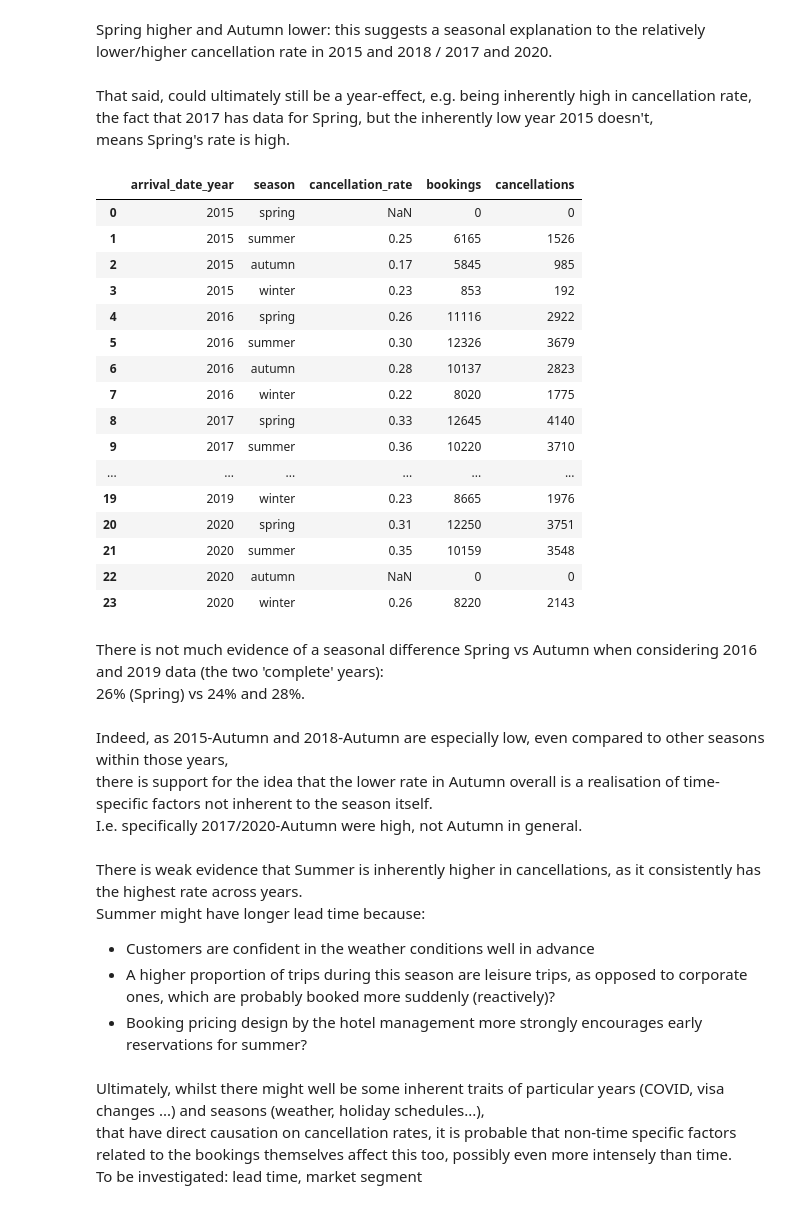
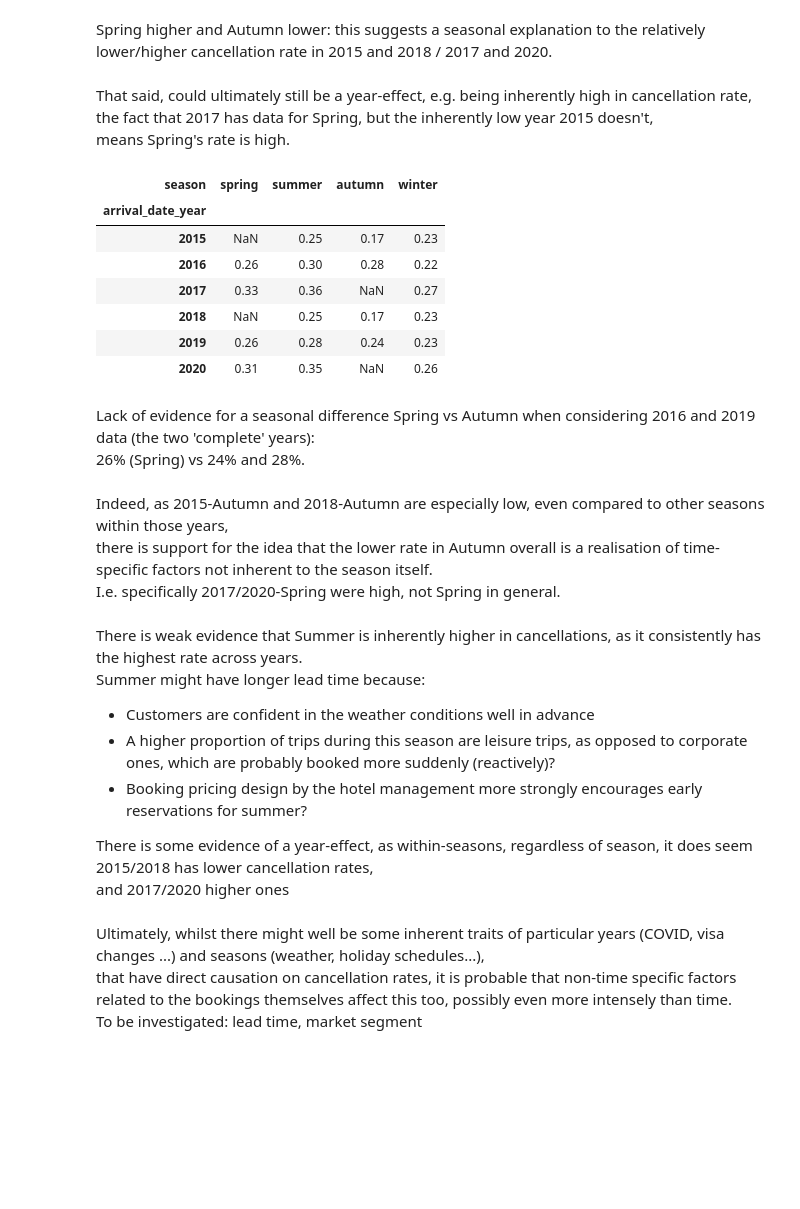
Before and after one commit to dngsus/data_analysis, a Jupyter notebook: 01 Hotel Bookings/01 Hotel v01.ipynb, the cells around one changed output. Saved outputs shown, nothing was run; the diff lists cells and outputs as text; code cells hidden in the pictures; blank space fills up the shorter version.

```diff
--- a/01 Hotel Bookings/01 Hotel v01.ipynb
+++ b/01 Hotel Bookings/01 Hotel v01.ipynb
@@ -879,42 +879,39 @@ means Spring's rate is high.
 # %%
 df_seasonal_cancellations = df_main.groupby(["arrival_date_year", "season"]).size().reset_index().rename(columns = {0 : "bookings"})
 
 df_seasonal_cancellations2 = df_main[["arrival_date_year", "season", "is_canceled"]].groupby(["arrival_date_year", "season"])["is_canceled"].sum().reset_index().rename(columns = {"is_canceled" : "cancellations"})
 
 df_seasonal_cancellations = df_seasonal_cancellations.merge(df_seasonal_cancellations2, on = ["arrival_date_year", "season"])
 
 df_seasonal_cancellations["cancellation_rate"] = df_seasonal_cancellations["cancellations"] / df_seasonal_cancellations["bookings"]
 df_seasonal_cancellations = df_seasonal_cancellations[["arrival_date_year", "season", "cancellation_rate", "bookings", "cancellations"]]
-df_seasonal_cancellations.sort_values(by = ["arrival_date_year", "season"])
+df_seasonal_cancellations = df_seasonal_cancellations.sort_values(by = ["arrival_date_year", "season"])
+df_seasonal_cancellations_pvt = df_seasonal_cancellations[["arrival_date_year", "season", "cancellation_rate"]]
+df_seasonal_cancellations_pvt = df_seasonal_cancellations_pvt.pivot(index = "arrival_date_year", columns = "season", values = "cancellation_rate")
+df_seasonal_cancellations_pvt
 # %% [output]
-|  | arrival_date_year | season | cancellation_rate | bookings | cancellations |
-| 0 | 2015 | spring | NaN | 0 | 0 |
-| 1 | 2015 | summer | 0.25 | 6165 | 1526 |
-| 2 | 2015 | autumn | 0.17 | 5845 | 985 |
-| 3 | 2015 | winter | 0.23 | 853 | 192 |
-| 4 | 2016 | spring | 0.26 | 11116 | 2922 |
-| 5 | 2016 | summer | 0.30 | 12326 | 3679 |
-| 6 | 2016 | autumn | 0.28 | 10137 | 2823 |
-| 7 | 2016 | winter | 0.22 | 8020 | 1775 |
-| 8 | 2017 | spring | 0.33 | 12645 | 4140 |
-| 9 | 2017 | summer | 0.36 | 10220 | 3710 |
-| ... | ... | ... | ... | ... | ... |
-| 19 | 2019 | winter | 0.23 | 8665 | 1976 |
-| 20 | 2020 | spring | 0.31 | 12250 | 3751 |
-| 21 | 2020 | summer | 0.35 | 10159 | 3548 |
-| 22 | 2020 | autumn | NaN | 0 | 0 |
-| 23 | 2020 | winter | 0.26 | 8220 | 2143 |
+| season | spring | summer | autumn | winter |
+| arrival_date_year |  |  |  |  |
+| 2015 | NaN | 0.25 | 0.17 | 0.23 |
+| 2016 | 0.26 | 0.30 | 0.28 | 0.22 |
+| 2017 | 0.33 | 0.36 | NaN | 0.27 |
+| 2018 | NaN | 0.25 | 0.17 | 0.23 |
+| 2019 | 0.26 | 0.28 | 0.24 | 0.23 |
+| 2020 | 0.31 | 0.35 | NaN | 0.26 |
 # %% [markdown]
-There is not much evidence of a seasonal difference Spring vs Autumn when considering 2016 and 2019 data (the two 'complete' years):<br>
+Lack of evidence for a seasonal difference Spring vs Autumn when considering 2016 and 2019 data (the two 'complete' years):<br>
 26% (Spring) vs 24% and 28%.<br><br>
 Indeed, as 2015-Autumn and 2018-Autumn are especially low, even compared to other seasons within those years,<br>
 there is support for the idea that the lower rate in Autumn overall is a realisation of time-specific factors not inherent to the season itself.<br>
-I.e. specifically 2017/2020-Autumn were high, not Autumn in general.<br><br>
+I.e. specifically 2017/2020-Spring were high, not Spring in general.<br><br>
 There is weak evidence that Summer is inherently higher in cancellations, as it consistently has the highest rate across years.<br>
 Summer might have longer lead time because:
 - Customers are confident in the weather conditions well in advance
 - A higher proportion of trips during this season are leisure trips, as opposed to corporate ones, which are probably booked more suddenly (reactively)?
 - Booking pricing design by the hotel management more strongly encourages early reservations for summer?
+
+There is some evidence of a year-effect, as within-seasons, regardless of season, it does seem 2015/2018 has lower cancellation rates,<br>
+and 2017/2020 higher ones
 # %% [markdown]
 Ultimately, whilst there might well be some inherent traits of particular years (COVID, visa changes ...) and seasons (weather, holiday schedules...),<br>
 that have direct causation on cancellation rates, it is probable that non-time specific factors related to the bookings themselves affect this too, possibly even more intensely than time.<br>
```
Also changed, not shown: parts of 50 cells of this notebook.
